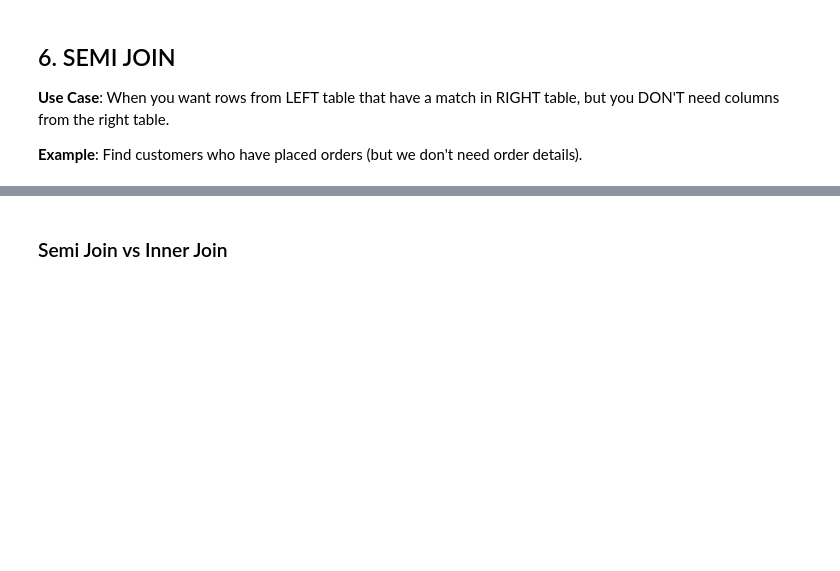
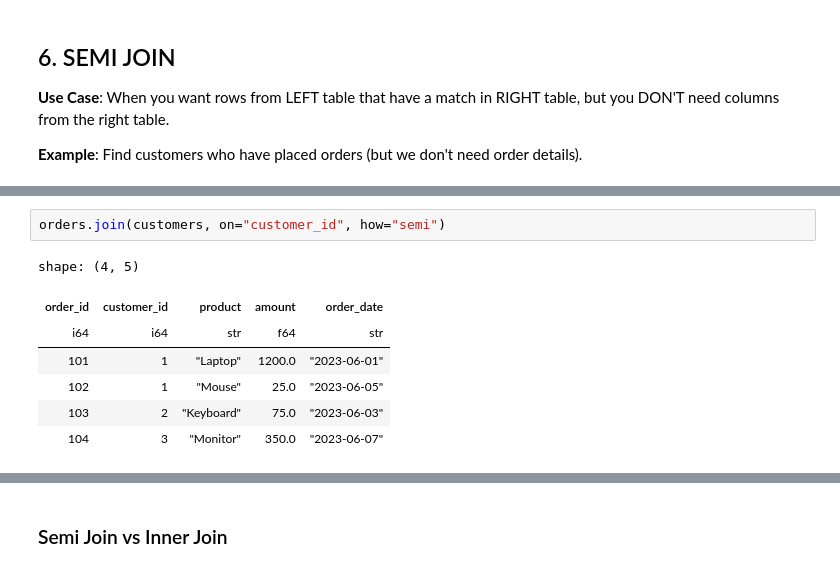
Before and after one commit to balaprasanna/learn-polars, a Jupyter notebook: 01_joins_comprehensive.ipynb, the cells around one changed output, grey strips where cells are left out. Drawn from its saved outputs; the diff is of its cells as text; blank space fills up the shorter version.

```diff
--- a/01_joins_comprehensive.ipynb
+++ b/01_joins_comprehensive.ipynb
@@ -187,0 +395,10 @@ print("Note: Each customer appears once (even if they have multiple orders)")
+# %%
+orders.join(customers, on="customer_id", how="semi")
+# %% [output]
+shape: (4, 5)
+| order_id | customer_id | product | amount | order_date |
+| i64 | i64 | str | f64 | str |
+| 101 | 1 | "Laptop" | 1200.0 | "2023-06-01" |
+| 102 | 1 | "Mouse" | 25.0 | "2023-06-05" |
+| 103 | 2 | "Keyboard" | 75.0 | "2023-06-03" |
+| 104 | 3 | "Monitor" | 350.0 | "2023-06-07" |
```
Also changed, not shown: parts of 31 cells of this notebook, 1 other file.
